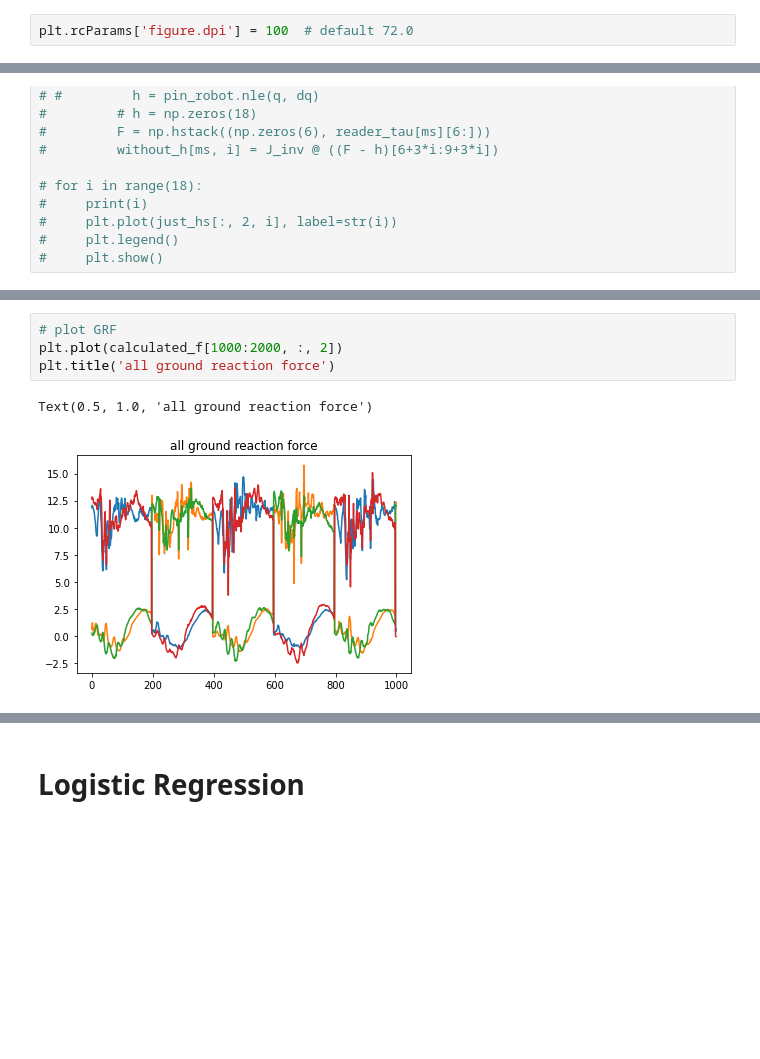
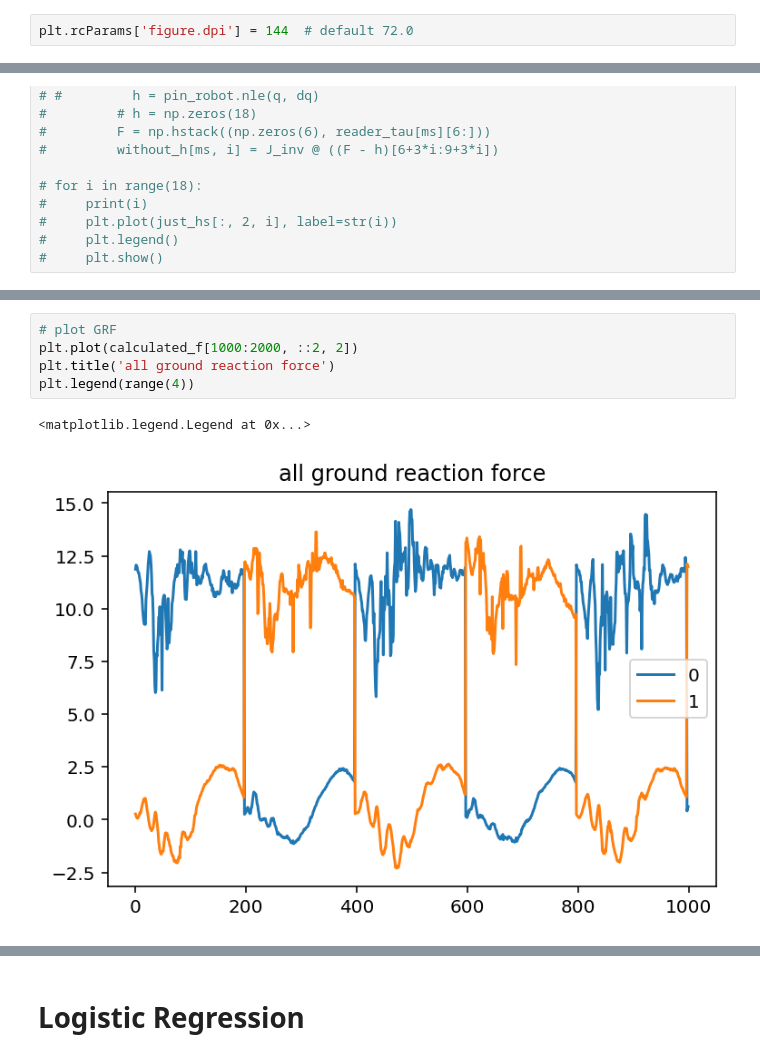
Before and after one commit to caoliheng/contact-detection, a Jupyter notebook: data analysis.ipynb, the cells around one changed output, grey strips where cells are left out. Cells and saved outputs as stored; diff of their text form; blank space fills up the shorter version.

```diff
--- a/data analysis.ipynb
+++ b/data analysis.ipynb
@@ -19,7 +19,7 @@ from scipy.spatial.transform import Rotation
 import pinocchio as pin
 from robot_properties_solo.solo12wrapper import Solo12Config
 # %%
-plt.rcParams['figure.dpi'] = 100  # default 72.0
+plt.rcParams['figure.dpi'] = 144  # default 72.0
 # %% [markdown]
 # Init Data
 # %%
@@ -126,9 +132,10 @@ plt.show()
 # %%
 # plot GRF
-plt.plot(calculated_f[1000:2000, :, 2])
+plt.plot(calculated_f[1000:2000, ::2, 2])
 plt.title('all ground reaction force')
+plt.legend(range(4))
 # %% [output]
-Text(0.5, 1.0, 'all ground reaction force')
+<matplotlib.legend.Legend at 0x...>
-[figure, old version]
+[figure, new version]
 # %%
 # plot the sum of all leg forces
```
Also changed, not shown: parts of 30 cells of this notebook, 1 other file.
